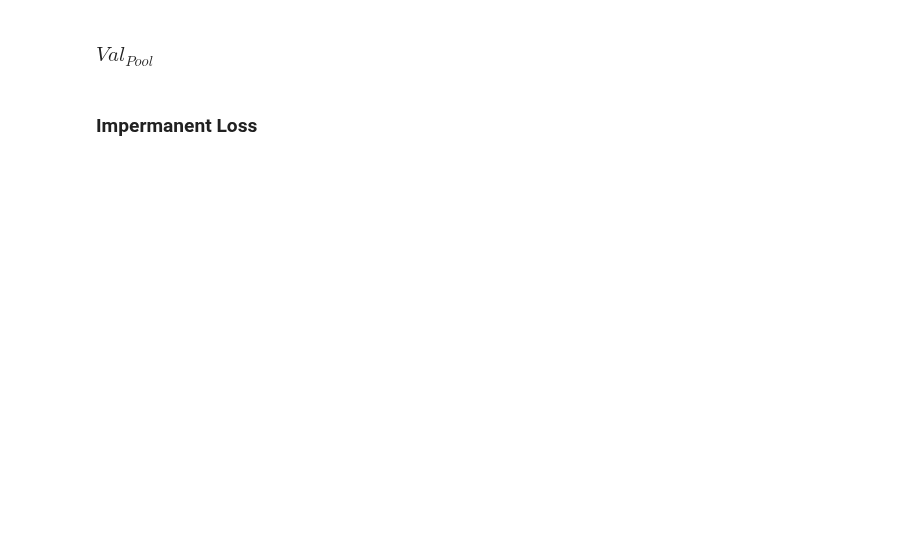
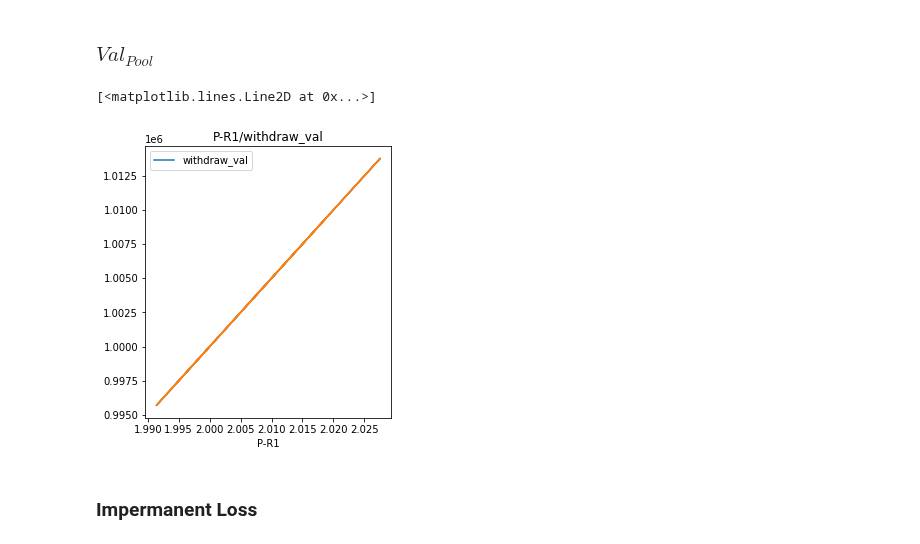
Before and after one commit to galacticcouncil/HydraDX-simulations, a Jupyter notebook: hydradx/notebooks/Omnipool/TestIL.ipynb, the cells around one changed output. Cells and saved outputs as stored; diff of their text form; code cells hidden in the pictures; blank space fills up the shorter version.

```diff
--- a/hydradx/notebooks/Omnipool/TestIL.ipynb
+++ b/hydradx/notebooks/Omnipool/TestIL.ipynb
@@ -211,21 +164,24 @@ ax.plot(x,y, label='Theory')
 # %%
 import math
 def val_pool_func(P, P_init, R):
     k = P/P_init
     return 2 * k * math.sqrt(k) / (k + 1) * P_init * R
 
 plt.figure(figsize=(15,5))
 
 #ax = plt.subplot(131, title='P-R1/IL')
 #LP1_merged_df[['IL','P-R1']].astype(float).plot(ax=ax, y=['IL'], x='P-R1', label=[])
 ax = plt.subplot(131, title='P-R1/withdraw_val')
 LP1_merged_df[['withdraw_val','P-R1']].astype(float).plot(ax=ax, y=['withdraw_val'], x='P-R1', label=[])
 
-#ax = plt.subplot(132, title='Theoretical')
+# ax = plt.subplot(132, title='Theoretical')
 x = LP1_merged_df['P-R1'].tolist()
-y = LP1_merged_df.apply(lambda x: val_pool_func(x['P-R1'], initial_state.price('R1'), LP1['omniR1']), axis=1)
+y = LP1_merged_df.apply(lambda x: val_pool_func(x['P-R1'], initial_state.price('R1'), agents['LP1']['s']['R1']), axis=1)
 #y = LP1_merged_df.apply(lambda x: val_pool_func(x['P-R1'], initial_values['P'][0], x['R-R1']), axis=1)
-# ax.plot(x, y, label='Theory')
+ax.plot(x, y, label='Theory')
+# %% [output]
+[<matplotlib.lines.Line2D at 0x...>]
+[figure, added]
 # %% [markdown]
 ### Impermanent Loss
 # %%
```
Also changed, not shown: parts of 11 cells of this notebook, 3 other files.
